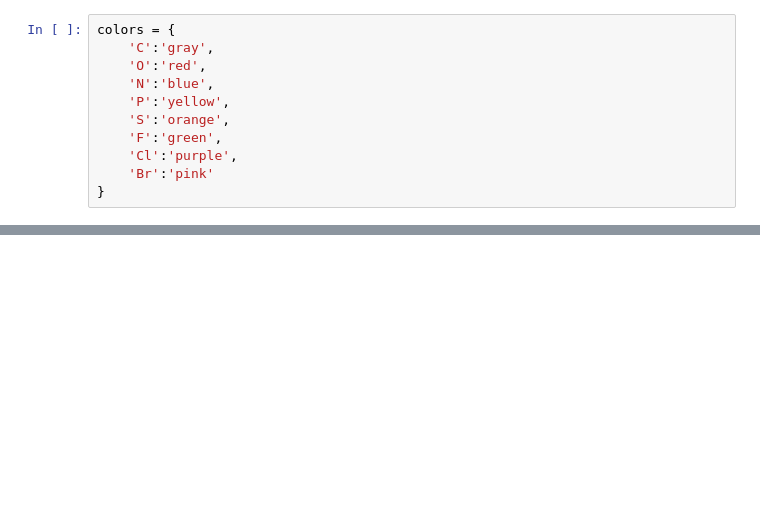
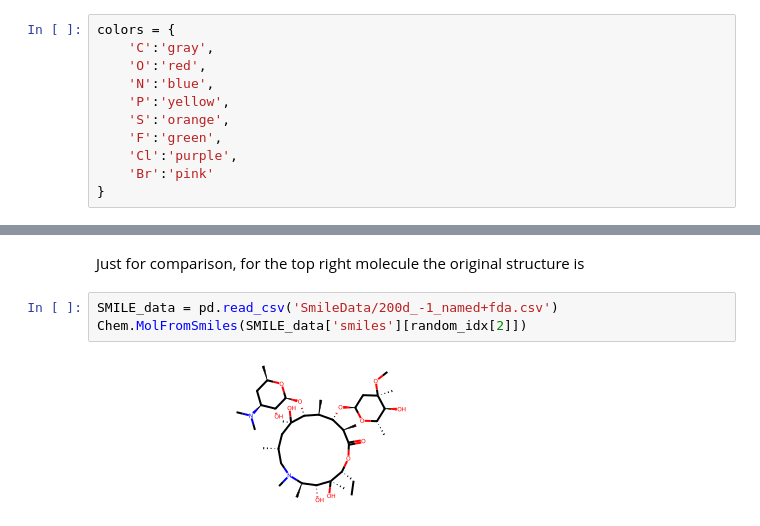
Before and after one commit to YuvalBayer/HydrophobicityGraphClassifier, a Jupyter notebook: Zinc/data_generation.ipynb, the cells around one changed output, grey strips where cells are left out. Drawn from its saved outputs; the diff is of its cells as text; blank space fills up the shorter version.

```diff
--- a/Zinc/data_generation.ipynb
+++ b/Zinc/data_generation.ipynb
@@ -169,0 +174,7 @@ for axis, i in zip(axes.flatten(), random_idx):
+# %% [markdown]
+Just for comparison, for the top right molecule the original structure is
+# %%
+SMILE_data = pd.read_csv('SmileData/200d_-1_named+fda.csv')
+Chem.MolFromSmiles(SMILE_data['smiles'][random_idx[2]])
+# %% [output]
+[figure, added]
```
Also changed, not shown: parts of 6 cells of this notebook, 7 other files.
